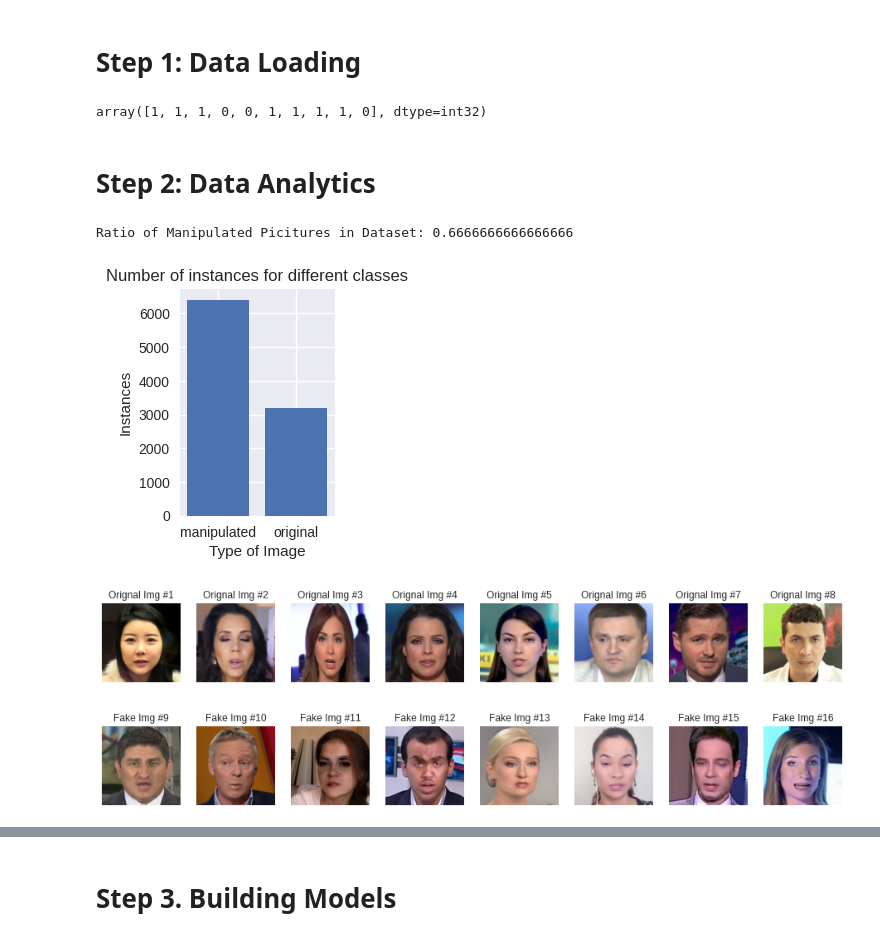
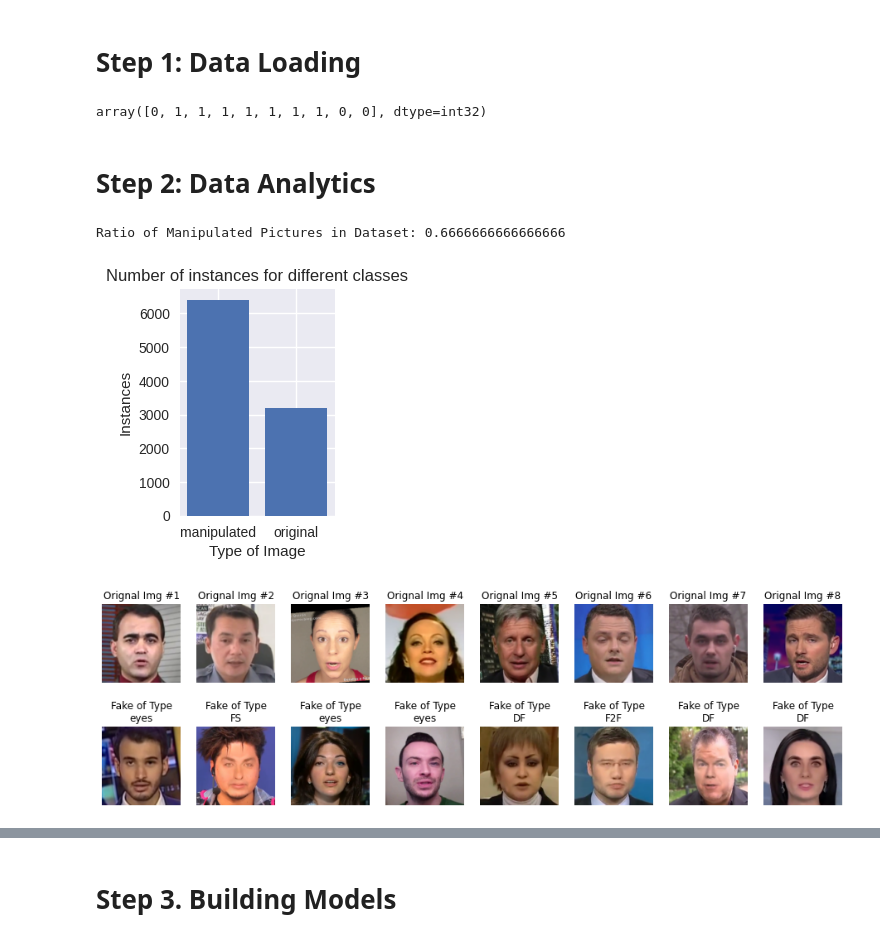
Before and after one commit to dario-x/Deep_Fake_Detection, a Jupyter notebook: main.ipynb, the cells around one changed output, grey strips where cells are left out. Drawn from its saved outputs; the diff is of its cells as text; code cells hidden in the pictures.

Commit message:
Added Fake type infomation to data loading

```diff
--- a/main.ipynb
+++ b/main.ipynb
@@ -192,10 +198,14 @@ def load_data(imagesize, path = './data/', bw = False):
     # define the datasets
     trainX = []
     trainY = []
+    # array to tell us the type of fake
+    trainType = []
     valX = []
     valY = []
+    valType = []
     testX = []
     testY = []
+    testType = []
 
     if bw == True:
       image_loader = load_bw_image
@@ -206,10 +216,10 @@ def load_data(imagesize, path = './data/', bw = False):
       for encoded_class, class_name in enumerate(['original', 'manipulated']):
         for path, subdir, files in os.walk('./data/' + data_sub_set + '/' + class_name + '/'):
           for name in files:
-                if fnmatch.fnmatch(name, "*.png"):
-                    loaded_image = image_loader(os.path.join(path, name), imagesize)
-                    eval(data_sub_set + 'X' + '.append(loaded_image)')
-                    eval(data_sub_set + 'Y' + '.append(encoded_class)')
+                loaded_image = image_loader(os.path.join(path, name), imagesize)
+                eval(data_sub_set + 'X' + '.append(loaded_image)')
+                eval(data_sub_set + 'Y' + '.append(encoded_class)')
+                eval(data_sub_set + 'Type' + '.append(re.sub("\d\d+", "original", (name.split("_")[0])))')
 
     # convert to numpy arrays
     trainX = np.array(trainX, dtype = 'float32')
@@ -220,11 +230,11 @@ def load_data(imagesize, path = './data/', bw = False):
     testY = np.array(testY, dtype = 'int32')
 
     # returning scaled images
-    return trainX/255, trainY, valX/255, valY, testX/255, testY
+    return trainX/255, trainY, trainType, valX/255, valY, valType, testX/255, testY, testType
 # %% [markdown]
 ### 0.2.2. Function for Data Analytics
 # %%
-def plot_class_examples(num_examples, images, labels):
+def plot_class_examples(num_examples, images, labels, image_types):
   """ function to plot n example of the two classes
   (orginal and modified ) in our dataset """
 
@@ -232,7 +242,7 @@ def plot_class_examples(num_examples, images, labels):
   imag_indx_o = np.where(labels == 0)[0][0:num_examples]
   originals = images[imag_indx_o]
   imag_indx_f = np.where(labels == 1)[0][0:num_examples]
-  fakes = images[imag_indx_f]
+  fakes_index = imag_indx_f.tolist()
 
   # create figure
   fig = plt.figure(figsize=(num_examples*2, 5))
@@ -249,10 +259,10 @@ def plot_class_examples(num_examples, images, labels):
     plt.axis('off')
     position = position +1
 
-  for i in fakes:
+  for index in fakes_index:
     fig.add_subplot(rows, columns, position)
-    plt.imshow(i)
-    plt.title("Fake Img #"+ str(position))
+    plt.imshow(images[index])
+    plt.title("Fake of Type\n" + image_types[index])
     plt.axis('off')
     position = position +1
 
@@ -287,8 +297,6 @@ def plot_right_and_wrong_prediction(num_examples, predYtest, testY):
     ind_good = np.where(predYtest == testY)[0]
     goodimg = testX[ind_good][0:num_examples]
 
-    plot_num_misclassified(num_examples)
-
     # create figure
     fig = plt.figure(figsize=(num_examples*2, 5))
 
@@ -394,15 +402,15 @@ create_data_split_and_directory(extract_zip=True)
 # %%
 #loading the dataset
-imagesize = (160,160)
-trainX, trainY, valX, valY, testX, testY = load_data(imagesize)
+imagesize = (200,200)
+trainX, trainY, trainType, valX, valY, valType, testX, testY, testType = load_data(imagesize)
 # %%
 # shuffling the data again
-trainX, trainY = shuffle(trainX, trainY)
-valX, valY = shuffle(valX, valY)
-testX, testY = shuffle(testX, testY)
+trainX, trainY, trainType = shuffle(trainX, trainY, trainType)
+valX, valY, valType = shuffle(valX, valY, valType)
+testX, testY, testType = shuffle(testX, testY, testType)
 valY[0:10]
 # %% [output]
-array([1, 1, 1, 0, 0, 1, 1, 1, 1, 0], dtype=int32)
+array([0, 1, 1, 1, 1, 1, 1, 1, 0, 0], dtype=int32)
 # %% [markdown]
 # Step 2: Data Analytics
 # %%
@@ -414,12 +422,12 @@ plt.ylabel("Instances")
 plt.xlabel("Type of Image")
 print("Ratio of Manipulated Pictures in Dataset: " + str(np.count_nonzero(trainY== 1)  / (np.count_nonzero(trainY== 0)+np.count_nonzero(trainY== 1))))
 # %% [output]
-Ratio of Manipulated Picitures in Dataset: 0.6666666666666666
+Ratio of Manipulated Pictures in Dataset: 0.6666666666666666
 [figure]
 # %%
-plot_class_examples(8, trainX, trainY)
+plot_class_examples(8, trainX, trainY, trainType)
 # %% [output]
-[figure, old version]
+[figure, new version]
 # %%
 os.listdir('./data/train/manipulated')
 
```
Also changed, not shown: parts of 5 cells of this notebook.
